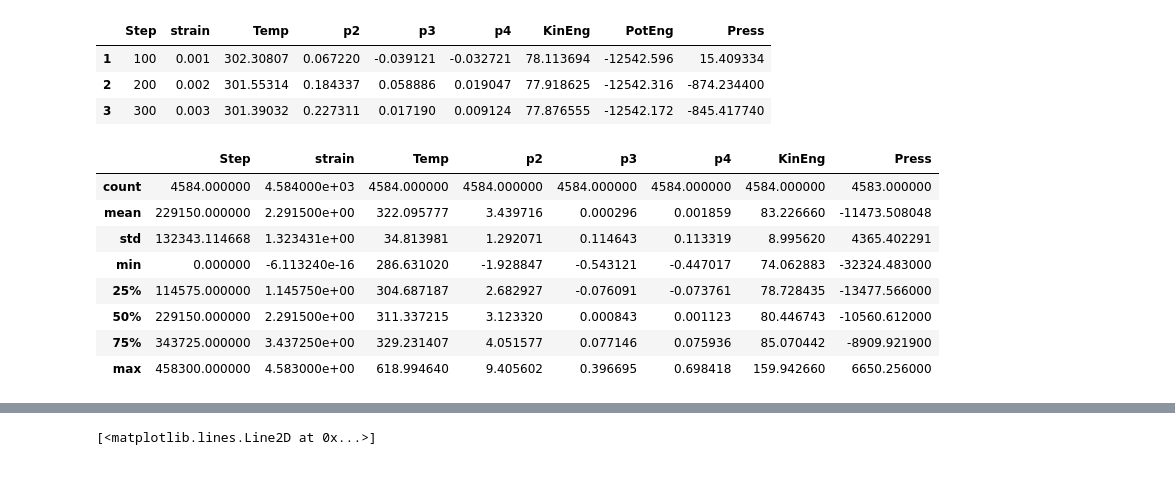
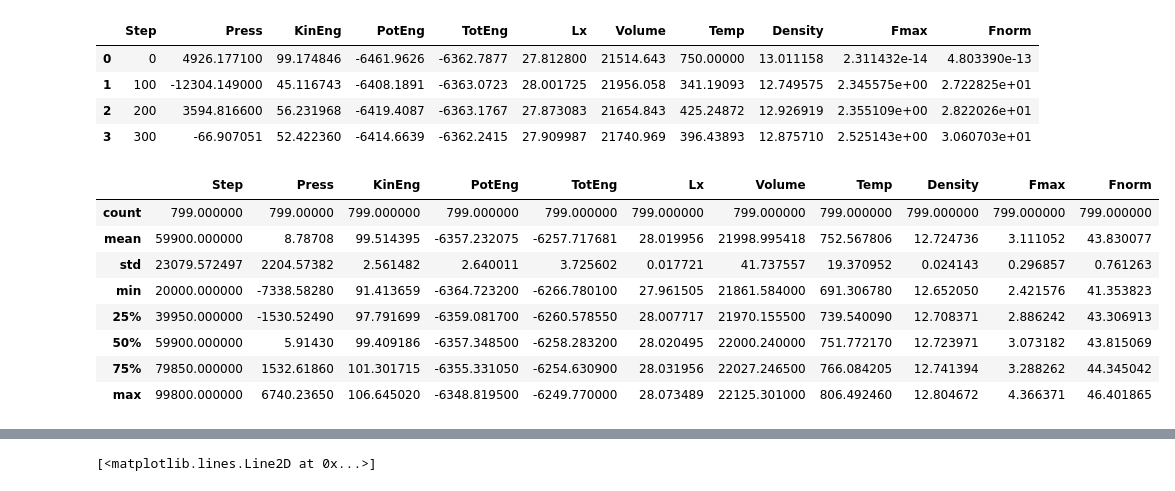
Before and after one commit to lmpizarro/atomistic_simulation, a Jupyter notebook: ASE/lammps/UZr/lammps_pd.ipynb, the cells around one changed output, grey strips where cells are left out. Cells and saved outputs as stored; diff of their text form; code cells hidden in the pictures.

```diff
--- a/ASE/lammps/UZr/lammps_pd.ipynb
+++ b/ASE/lammps/UZr/lammps_pd.ipynb
@@ -15,0 +58,36 @@ Index([u'Step', u'strain', u'Temp', u'p2', u'p3', u'p4', u'KinEng', u'PotEng',
+# %%
+info = []
+for d in dirs:
+   file_name = d + name
+   print file_name
+   data_file = lammps_file_dataframe(file_name)
+   count = data_file['Step'].count()
+   Nthermal = int(0.2 * count)
+
+   data_file["TotEng2"] = data_file["TotEng"] * data_file["TotEng"]
+
+   dE = data_file["TotEng2"][Nthermal:].mean() -\
+        data_file["TotEng"][Nthermal:].mean() * \
+        data_file["TotEng"][Nthermal:].mean()
+
+
+   dE = dE / (Kb*(Cant_atomos  ** 2))
+
+   if data_file["Temp"][Nthermal:].mean() > 290.0:
+        if data_file["Temp"][Nthermal:].mean() < 310.0:
+          dE = dE / (Kb*(2000  ** 2))
+
+
+   dE = dE / (Kb *(data_file["Temp"][Nthermal:].mean()) ** 2 )
+   #dE = dE + 0.59e-5 * data_file["Temp"][Nthermal:].mean() /2
+   #dE *= Na * 1.60218e-19
+   info.append({"Temp": data_file["Temp"][Nthermal:].mean(), \
+                "Lx":data_file["Lx"][Nthermal:].mean()/8, \
+                "Density":data_file["Density"][Nthermal:].mean(), \
+                "PotEng":data_file["PotEng"][Nthermal:].mean(), \
+                "TotEng":data_file["TotEng"][Nthermal:].mean(), \
+                "dE":dE, \
+                "Press":data_file["Press"][Nthermal:].mean()})
+
+results = pd.DataFrame(info)
+results
@@ -16,23 +135,26 @@ Index([u'Step', u'strain', u'Temp', u'p2', u'p3', u'p4', u'KinEng', u'PotEng',
+# %%
+data_file = lammps_file_dataframe(file_name, 1000, 53)
 # %%
-data_file[1:4]
+data_file[0:4]
 # %% [output]
-|  | Step | strain | Temp | p2 | p3 | p4 | KinEng | PotEng | Press |
-| 1 | 100 | 0.001 | 302.30807 | 0.067220 | -0.039121 | -0.032721 | 78.113694 | -12542.596 | 15.409334 |
-| 2 | 200 | 0.002 | 301.55314 | 0.184337 | 0.058886 | 0.019047 | 77.918625 | -12542.316 | -874.234400 |
-| 3 | 300 | 0.003 | 301.39032 | 0.227311 | 0.017190 | 0.009124 | 77.876555 | -12542.172 | -845.417740 |
+|  | Step | Press | KinEng | PotEng | TotEng | Lx | Volume | Temp | Density | Fmax | Fnorm |
+| 0 | 0 | 4926.177100 | 99.174846 | -6461.9626 | -6362.7877 | 27.812800 | 21514.643 | 750.00000 | 13.011158 | 2.311432e-14 | 4.803390e-13 |
+| 1 | 100 | -12304.149000 | 45.116743 | -6408.1891 | -6363.0723 | 28.001725 | 21956.058 | 341.19093 | 12.749575 | 2.345575e+00 | 2.722825e+01 |
+| 2 | 200 | 3594.816600 | 56.231968 | -6419.4087 | -6363.1767 | 27.873083 | 21654.843 | 425.24872 | 12.926919 | 2.355109e+00 | 2.822026e+01 |
+| 3 | 300 | -66.907051 | 52.422360 | -6414.6639 | -6362.2415 | 27.909987 | 21740.969 | 396.43893 | 12.875710 | 2.525143e+00 | 3.060703e+01 |
 # %%
 # data_file.info, data_file.dtypes
-data_file.describe()
+data_file[Nthermal:].describe()
 # %% [output]
-|  | Step | strain | Temp | p2 | p3 | p4 | KinEng | Press |
-| count | 4584.000000 | 4.584000e+03 | 4584.000000 | 4584.000000 | 4584.000000 | 4584.000000 | 4584.000000 | 4583.000000 |
-| mean | 229150.000000 | 2.291500e+00 | 322.095777 | 3.439716 | 0.000296 | 0.001859 | 83.226660 | -11473.508048 |
-| std | 132343.114668 | 1.323431e+00 | 34.813981 | 1.292071 | 0.114643 | 0.113319 | 8.995620 | 4365.402291 |
-| min | 0.000000 | -6.113240e-16 | 286.631020 | -1.928847 | -0.543121 | -0.447017 | 74.062883 | -32324.483000 |
-| 25% | 114575.000000 | 1.145750e+00 | 304.687187 | 2.682927 | -0.076091 | -0.073761 | 78.728435 | -13477.566000 |
-| 50% | 229150.000000 | 2.291500e+00 | 311.337215 | 3.123320 | 0.000843 | 0.001123 | 80.446743 | -10560.612000 |
-| 75% | 343725.000000 | 3.437250e+00 | 329.231407 | 4.051577 | 0.077146 | 0.075936 | 85.070442 | -8909.921900 |
-| max | 458300.000000 | 4.583000e+00 | 618.994640 | 9.405602 | 0.396695 | 0.698418 | 159.942660 | 6650.256000 |
+|  | Step | Press | KinEng | PotEng | TotEng | Lx | Volume | Temp | Density | Fmax | Fnorm |
+| count | 799.000000 | 799.00000 | 799.000000 | 799.000000 | 799.000000 | 799.000000 | 799.000000 | 799.000000 | 799.000000 | 799.000000 | 799.000000 |
+| mean | 59900.000000 | 8.78708 | 99.514395 | -6357.232075 | -6257.717681 | 28.019956 | 21998.995418 | 752.567806 | 12.724736 | 3.111052 | 43.830077 |
+| std | 23079.572497 | 2204.57382 | 2.561482 | 2.640011 | 3.725602 | 0.017721 | 41.737557 | 19.370952 | 0.024143 | 0.296857 | 0.761263 |
+| min | 20000.000000 | -7338.58280 | 91.413659 | -6364.723200 | -6266.780100 | 27.961505 | 21861.584000 | 691.306780 | 12.652050 | 2.421576 | 41.353823 |
+| 25% | 39950.000000 | -1530.52490 | 97.791699 | -6359.081700 | -6260.578550 | 28.007717 | 21970.155500 | 739.540090 | 12.708371 | 2.886242 | 43.306913 |
+| 50% | 59900.000000 | 5.91430 | 99.409186 | -6357.348500 | -6258.283200 | 28.020495 | 22000.240000 | 751.772170 | 12.723971 | 3.073182 | 43.815069 |
+| 75% | 79850.000000 | 1532.61860 | 101.301715 | -6355.331050 | -6254.630900 | 28.031956 | 22027.246500 | 766.084205 | 12.741394 | 3.288262 | 44.345042 |
+| max | 99800.000000 | 6740.23650 | 106.645020 | -6348.819500 | -6249.770000 | 28.073489 | 22125.301000 | 806.492460 | 12.804672 | 4.366371 | 46.401865 |
 # %%
 count = data_file['Step'].count()
 print count
```
Also changed, not shown: parts of 11 cells of this notebook.
